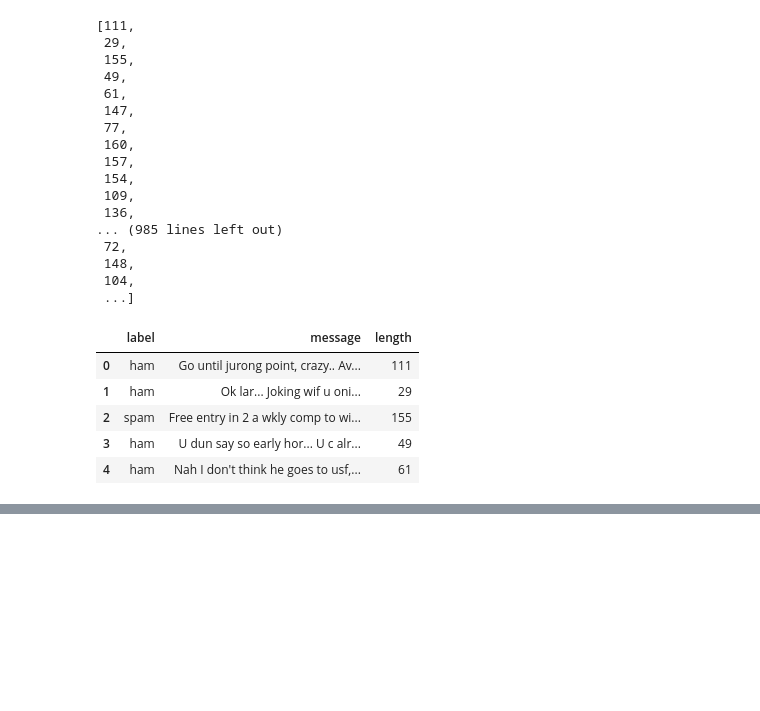
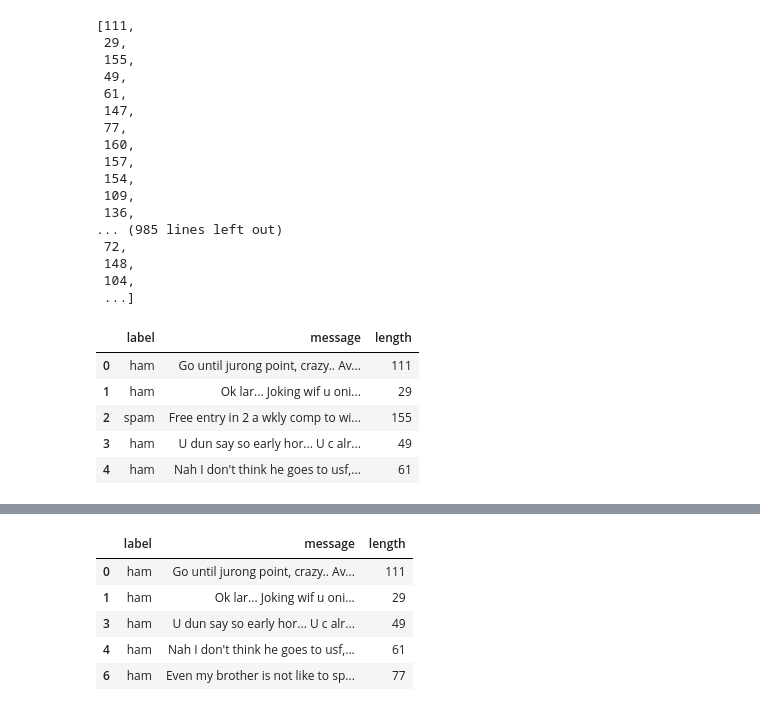
Before and after one commit to faisal3325/ai2-nlp, a Jupyter notebook: sms_spam_classification.ipynb, the cells around one changed output, grey strips where cells are left out. Cells and saved outputs as stored; diff of their text form; code cells hidden in the pictures; blank space fills up the shorter version.

```diff
--- a/sms_spam_classification.ipynb
+++ b/sms_spam_classification.ipynb
@@ -51,0 +107,22 @@ dataframe.head()
+# %%
+ham_data = []
+spam_data = []
+
+for index, row in dataframe.iterrows():
+    # is label data = "ham"
+    if row["label"] == "ham":
+        ham_data.append(row)
+    else:
+        spam_data.append(row)
+
+ham_dataframe = pd.DataFrame(ham_data)
+spam_dataframe = pd.DataFrame(spam_data)
+# %%
+ham_dataframe.head()
+# %% [output]
+|  | label | message | length |
+| 0 | ham | Go until jurong point, crazy.. Av... | 111 |
+| 1 | ham | Ok lar... Joking wif u oni... | 29 |
+| 3 | ham | U dun say so early hor... U c alr... | 49 |
+| 4 | ham | Nah I don't think he goes to usf,... | 61 |
+| 6 | ham | Even my brother is not like to sp... | 77 |
```
Also changed, not shown: parts of 8 cells of this notebook.
